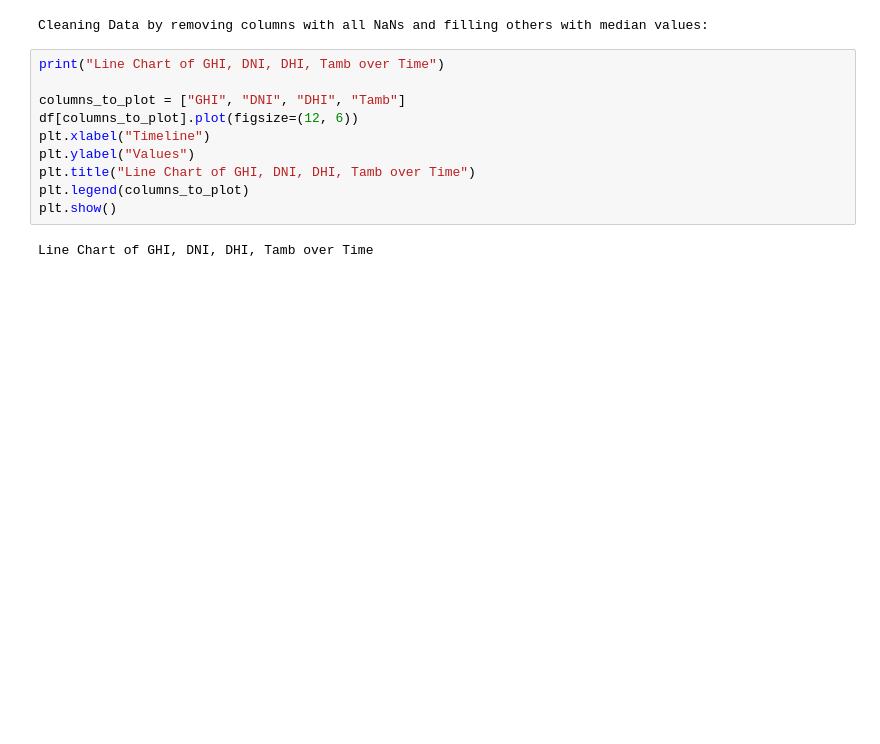
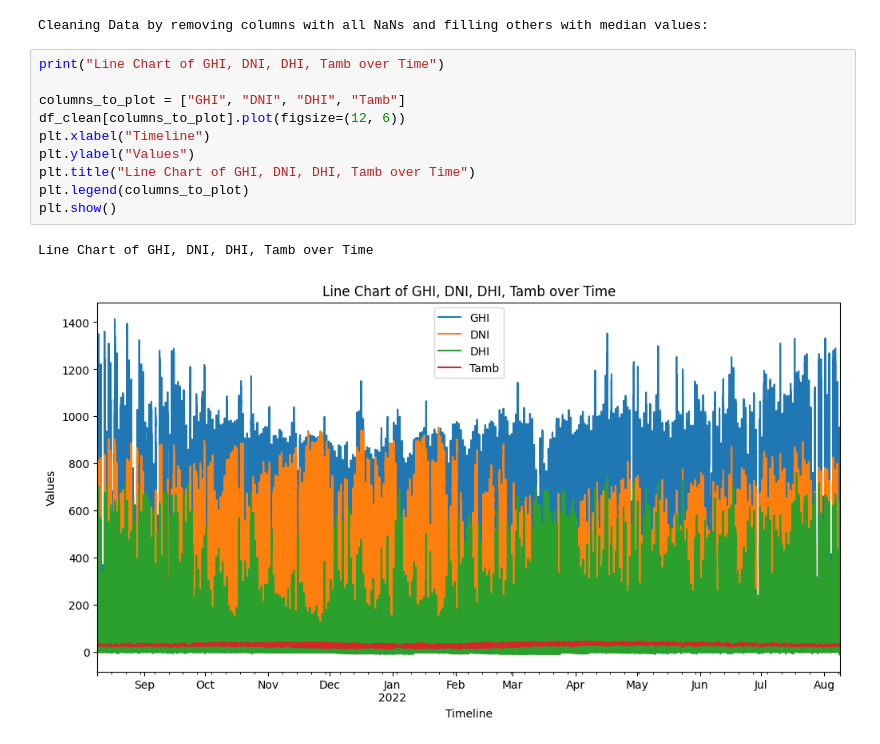
Before and after one commit to Elshaday97/solar-challenge-week0, a Jupyter notebook: notebooks/benin_eda.ipynb, the cells around one changed output. Drawn from its saved outputs; the diff is of its cells as text; blank space fills up the shorter version.

Commit message:
Visualization in progress

```diff
--- a/notebooks/benin_eda.ipynb
+++ b/notebooks/benin_eda.ipynb
@@ -72,12 +72,13 @@ Cleaning Data by removing columns with all NaNs and filling others with median v
 # %%
 print("Line Chart of GHI, DNI, DHI, Tamb over Time")
 
 columns_to_plot = ["GHI", "DNI", "DHI", "Tamb"]
-df[columns_to_plot].plot(figsize=(12, 6))
+df_clean[columns_to_plot].plot(figsize=(12, 6))
 plt.xlabel("Timeline")
 plt.ylabel("Values")
 plt.title("Line Chart of GHI, DNI, DHI, Tamb over Time")
 plt.legend(columns_to_plot)
 plt.show()
 # %% [output]
 Line Chart of GHI, DNI, DHI, Tamb over Time
+[figure, added]
```
Also changed, not shown: parts of 4 cells of this notebook, 2 other files.
